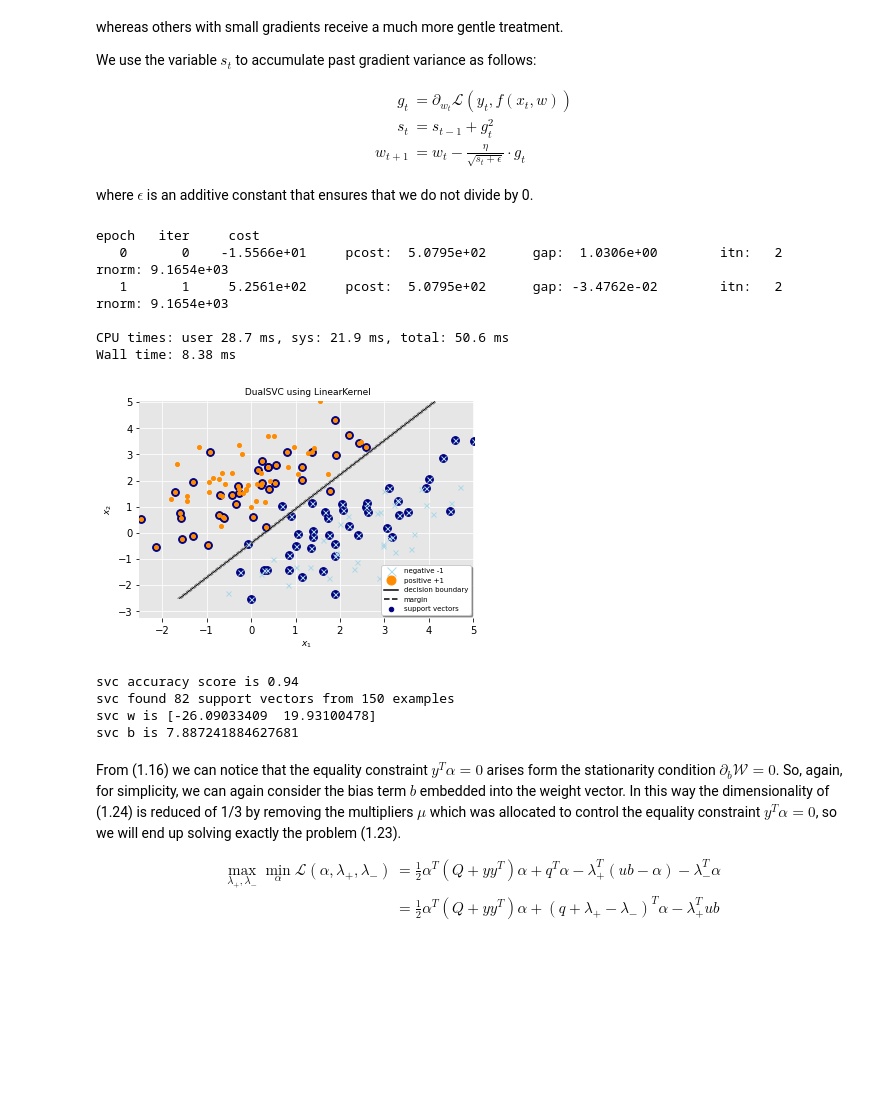
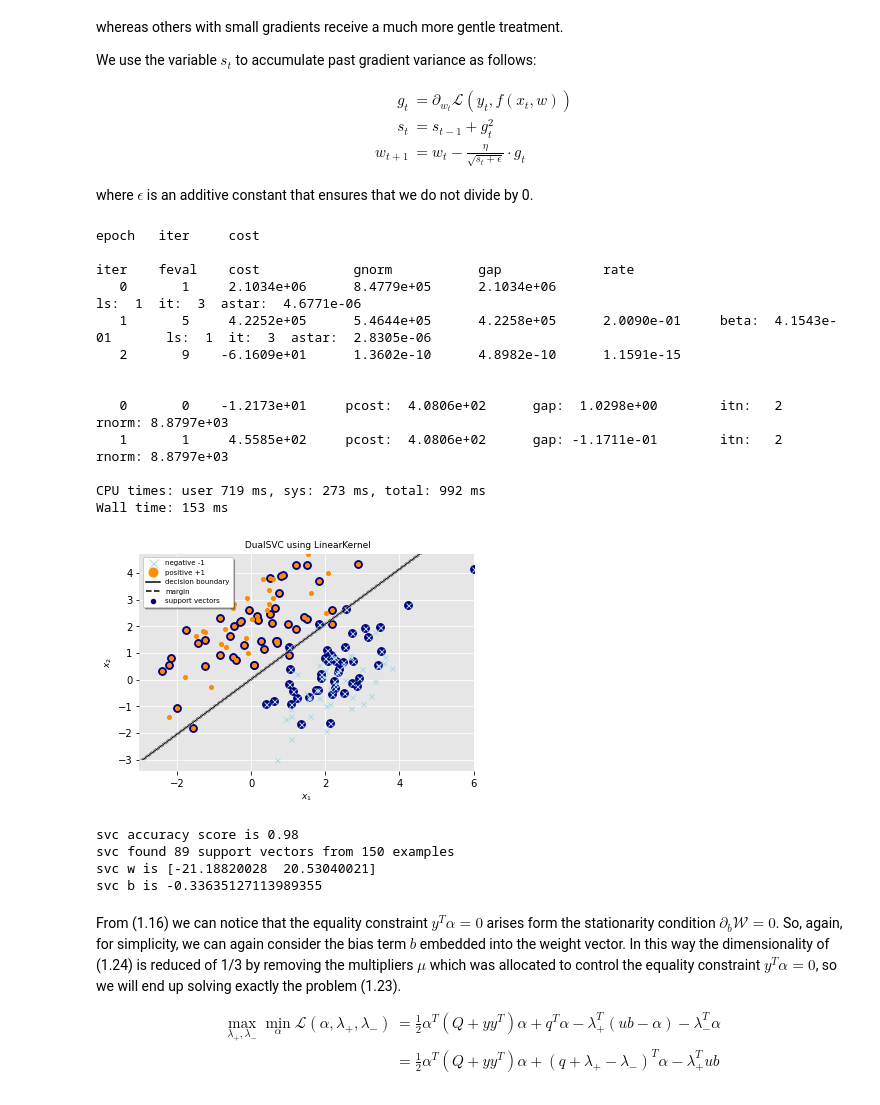
Before and after one commit to dmeoli/optiml, a Jupyter notebook: notebooks/ml/ComputationalMathematicsReport.ipynb, the cells around one changed output. Cells and saved outputs as stored; diff of their text form; code cells hidden in the pictures; blank space fills up the shorter version.

```diff
--- a/notebooks/ml/ComputationalMathematicsReport.ipynb
+++ b/notebooks/ml/ComputationalMathematicsReport.ipynb
@@ -576,26 +576,34 @@ from sklearn.model_selection import train_test_split
 # %%
 X, y = generate_linearly_separable_overlap_data()
 X_train, X_test, y_train, y_test = train_test_split(X, y, train_size=0.75)
 
-svc = DualSVC(kernel=linear, C=10, optimizer=AdaGrad, use_explicit_eq=True, verbose=True)
+svc = DualSVC(kernel=linear, C=10, optimizer=AdaGrad, use_explicit_eq=True,
+              dual_solver='cg', dual_verbose=True, verbose=True)
 %time svc.fit(X_train, y_train)
 plot_svm_hyperplane(svc, X_train, y_train)
 print(f'svc accuracy score is {svc.score(X_test, y_test)}')
 print(f'svc found {len(svc.support_)} support vectors from {len(X_train)} examples')
 print(f'svc w is {svc.coef_}')
 print(f'svc b is {svc.intercept_}')
 # %% [output]
 epoch   iter     cost
-   0       0    -1.5566e+01     pcost:  5.0795e+02      gap:  1.0306e+00        itn:   2        rnorm: 9.1654e+03
-   1       1     5.2561e+02     pcost:  5.0795e+02      gap: -3.4762e-02        itn:   2        rnorm: 9.1654e+03
 
-CPU times: user 28.7 ms, sys: 21.9 ms, total: 50.6 ms
-Wall time: 8.38 ms
+iter    feval    cost            gnorm           gap             rate
+   0       1     2.1034e+06      8.4779e+05      2.1034e+06                                             ls:  1  it:  3  astar:  4.6771e-06
+   1       5     4.2252e+05      5.4644e+05      4.2258e+05      2.0090e-01     beta:  4.1543e-01       ls:  1  it:  3  astar:  2.8305e-06
+   2       9    -6.1609e+01      1.3602e-10      4.8982e-10      1.1591e-15
+
+
+   0       0    -1.2173e+01     pcost:  4.0806e+02      gap:  1.0298e+00        itn:   2        rnorm: 8.8797e+03
+   1       1     4.5585e+02     pcost:  4.0806e+02      gap: -1.1711e-01        itn:   2        rnorm: 8.8797e+03
+
+CPU times: user 719 ms, sys: 273 ms, total: 992 ms
+Wall time: 153 ms
-[figure, old version]
+[figure, new version]
-svc accuracy score is 0.94
-svc found 82 support vectors from 150 examples
-svc w is [-26.09033409  19.93100478]
-svc b is 7.887241884627681
+svc accuracy score is 0.98
+svc found 89 support vectors from 150 examples
+svc w is [-21.18820028  20.53040021]
+svc b is -0.33635127113989355
 # %% [markdown]
 From (1.16) we can notice that the equality constraint $y^T \alpha = 0$ arises form the stationarity condition $\partial_{{b}} \mathcal{W}=0$. So, again, for simplicity, we can again consider the bias term $b$ embedded into the weight vector. In this way the dimensionality of (1.24) is reduced of 1/3 by removing the multipliers $\mu$ which was allocated to control the equality constraint $y^T \alpha=0$, so we will end up solving exactly the problem (1.23).
 
```
Also changed, not shown: parts of 11 cells of this notebook, 2 other files.
